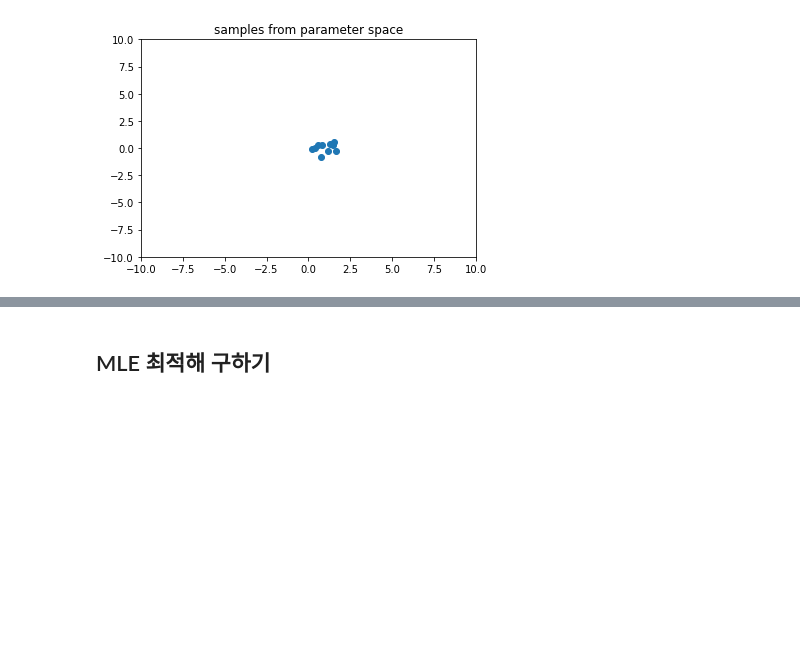
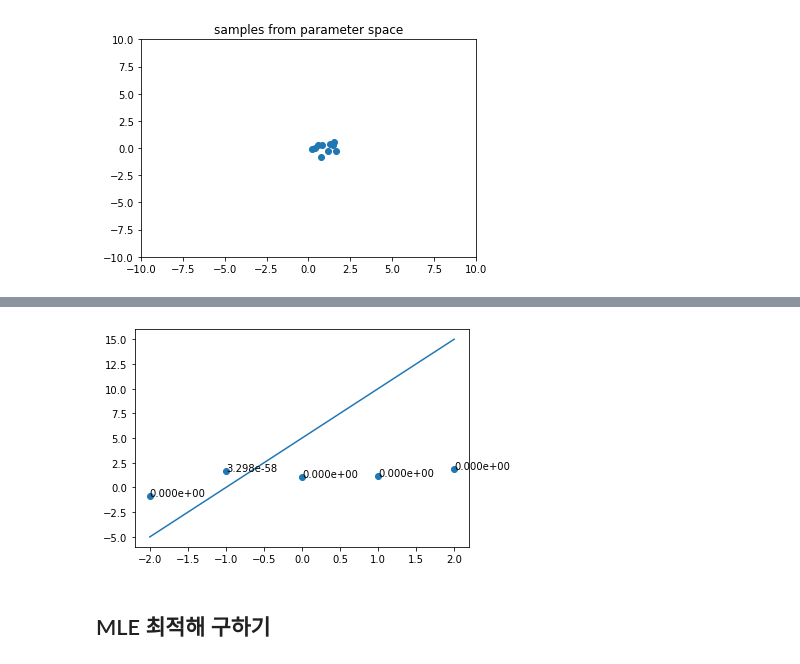
Before and after one commit to seraaaayeo/Modulabs-Dasol, a Jupyter notebook: Study/ch21_MLEvsMAP.ipynb, the cells around one changed output, grey strips where cells are left out. Saved outputs shown, nothing was run; the diff lists cells and outputs as text; code cells hidden in the pictures; blank space fills up the shorter version.

```diff
--- a/Study/ch21_MLEvsMAP.ipynb
+++ b/Study/ch21_MLEvsMAP.ipynb
@@ -95,3 +112,33 @@ plt.show()
+# %%
+# model: y = ax + b
+# a, b 값을 바꾸면서 실행해보세요
+#-------------------------------#
+a = 5
+b = 5
+#-------------------------------#
+
+# 모델 예측값
+model_output = a*input_data + b
+likelihood = []
+
+# x: 입력데이터, y: 데이터라벨
+# 예측값과 라벨의 차이를 제곱해 exp에 사용
+for x, y, output in zip(input_data, label, model_output):
+    likelihood.append(1/(math.sqrt(2*math.pi*0.1*0.1))*math.exp(-pow(y-output,2)/(2*0.1*0.1)))
+
+model_x = np.linspace(-2, 2, 50)
+model_y = a*model_x + b
+
+fig, ax = plt.subplots()
+ax.scatter(input_data, label)
+ax.plot(model_x, model_y)
+
+for i, text in enumerate(likelihood):
+    ax.annotate('%.3e'%text, (input_data[i], label[i]))
+
+plt.show()
+# %% [output]
+[figure, added]
 # %% [markdown]
 ## MLE 최적해 구하기
 # %% [markdown]
```
Also changed, not shown: parts of 2 cells of this notebook.
